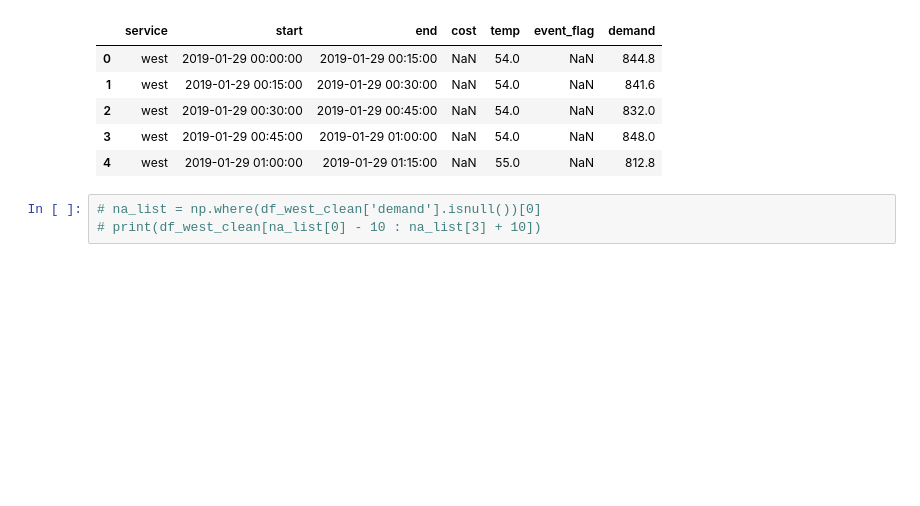
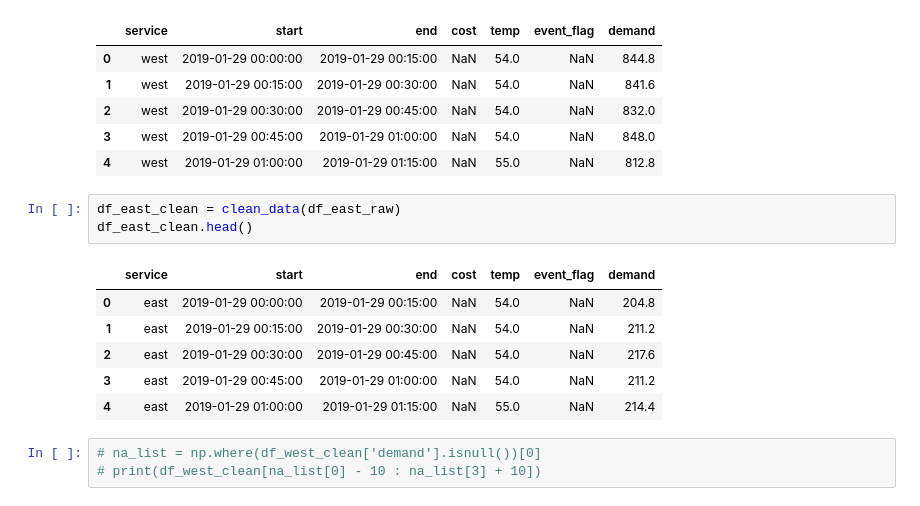
Before and after one commit to vsistla/w210-capstone-energyloadpredictor, a Jupyter notebook: eda/sgomez/w210_eda_v02.ipynb, the cells around one changed output. Drawn from its saved outputs; the diff is of its cells as text; blank space fills up the shorter version.

```diff
--- a/eda/sgomez/w210_eda_v02.ipynb
+++ b/eda/sgomez/w210_eda_v02.ipynb
@@ -75,6 +81,16 @@ df_west_clean.head()
 | 2 | west | 2019-01-29 00:30:00 | 2019-01-29 00:45:00 | NaN | 54.0 | NaN | 832.0 |
 | 3 | west | 2019-01-29 00:45:00 | 2019-01-29 01:00:00 | NaN | 54.0 | NaN | 848.0 |
 | 4 | west | 2019-01-29 01:00:00 | 2019-01-29 01:15:00 | NaN | 55.0 | NaN | 812.8 |
+# %%
+df_east_clean = clean_data(df_east_raw)
+df_east_clean.head()
+# %% [output]
+|  | service | start | end | cost | temp | event_flag | demand |
+| 0 | east | 2019-01-29 00:00:00 | 2019-01-29 00:15:00 | NaN | 54.0 | NaN | 204.8 |
+| 1 | east | 2019-01-29 00:15:00 | 2019-01-29 00:30:00 | NaN | 54.0 | NaN | 211.2 |
+| 2 | east | 2019-01-29 00:30:00 | 2019-01-29 00:45:00 | NaN | 54.0 | NaN | 217.6 |
+| 3 | east | 2019-01-29 00:45:00 | 2019-01-29 01:00:00 | NaN | 54.0 | NaN | 211.2 |
+| 4 | east | 2019-01-29 01:00:00 | 2019-01-29 01:15:00 | NaN | 55.0 | NaN | 214.4 |
 # %%
 # na_list = np.where(df_west_clean['demand'].isnull())[0]
 # print(df_west_clean[na_list[0] - 10 : na_list[3] + 10])
```
Also changed, not shown: parts of 4 cells of this notebook, 6 other files.
